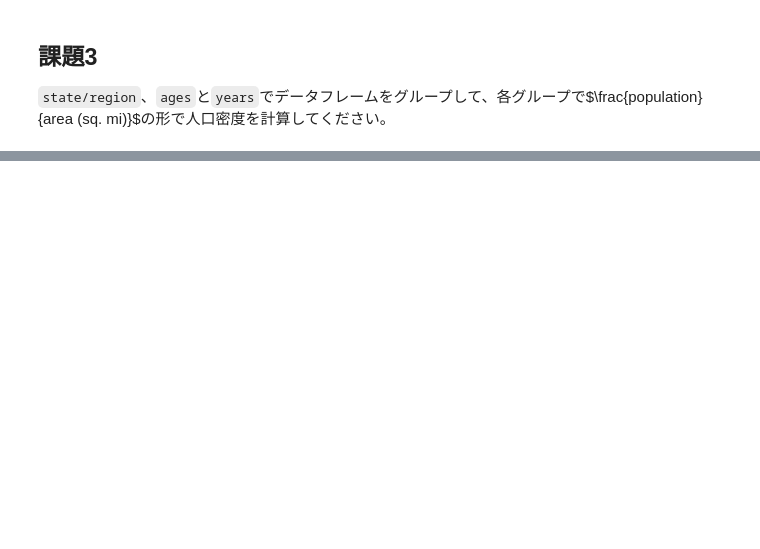
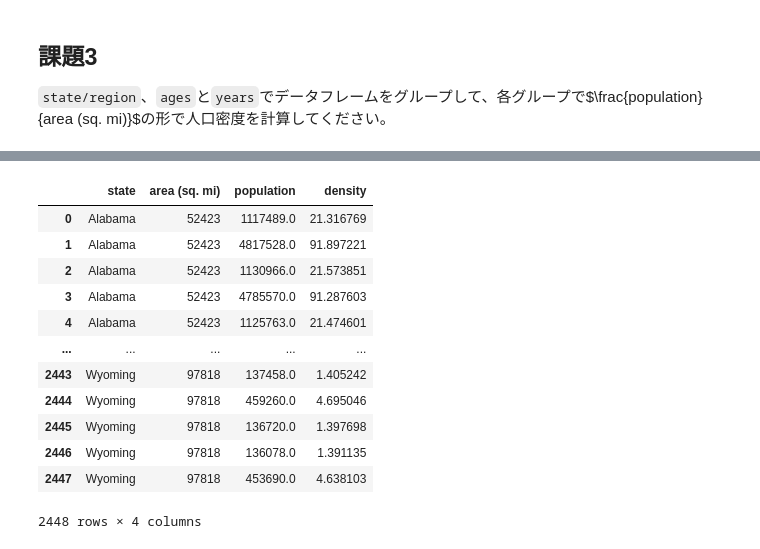
Before and after one commit to tsurugayatakumi/chss_2024_assignment, a Jupyter notebook: Assignment7/assignment7_OkamotoRuka.ipynb, the cells around one changed output, grey strips where cells are left out. Cells and saved outputs as stored; diff of their text form; code cells hidden in the pictures; blank space fills up the shorter version.

```diff
--- a/Assignment7/assignment7_OkamotoRuka.ipynb
+++ b/Assignment7/assignment7_OkamotoRuka.ipynb
@@ -24,0 +118,20 @@
+# %%
+df5 = merged_df4.transform(lambda x:x)
+#display(df5)
+df5["density"] = df5.apply(lambda x: x["population"] / x["area (sq. mi)"], axis=1)
+#print(type(df5))
+display(df5)
+# %% [output]
+|  | state | area (sq. mi) | population | density |
+| 0 | Alabama | 52423 | 1117489.0 | 21.316769 |
+| 1 | Alabama | 52423 | 4817528.0 | 91.897221 |
+| 2 | Alabama | 52423 | 1130966.0 | 21.573851 |
+| 3 | Alabama | 52423 | 4785570.0 | 91.287603 |
+| 4 | Alabama | 52423 | 1125763.0 | 21.474601 |
+| ... | ... | ... | ... | ... |
+| 2443 | Wyoming | 97818 | 137458.0 | 1.405242 |
+| 2444 | Wyoming | 97818 | 459260.0 | 4.695046 |
+| 2445 | Wyoming | 97818 | 136720.0 | 1.397698 |
+| 2446 | Wyoming | 97818 | 136078.0 | 1.391135 |
+| 2447 | Wyoming | 97818 | 453690.0 | 4.638103 |
+2448 rows × 4 columns
```
Also changed, not shown: parts of 9 cells of this notebook.
